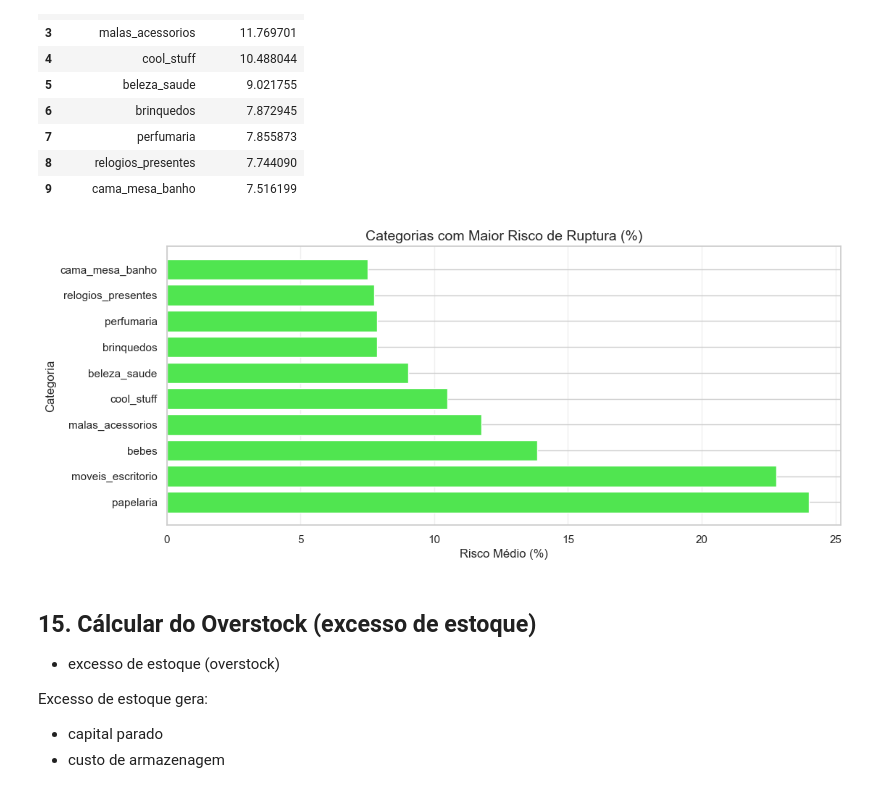
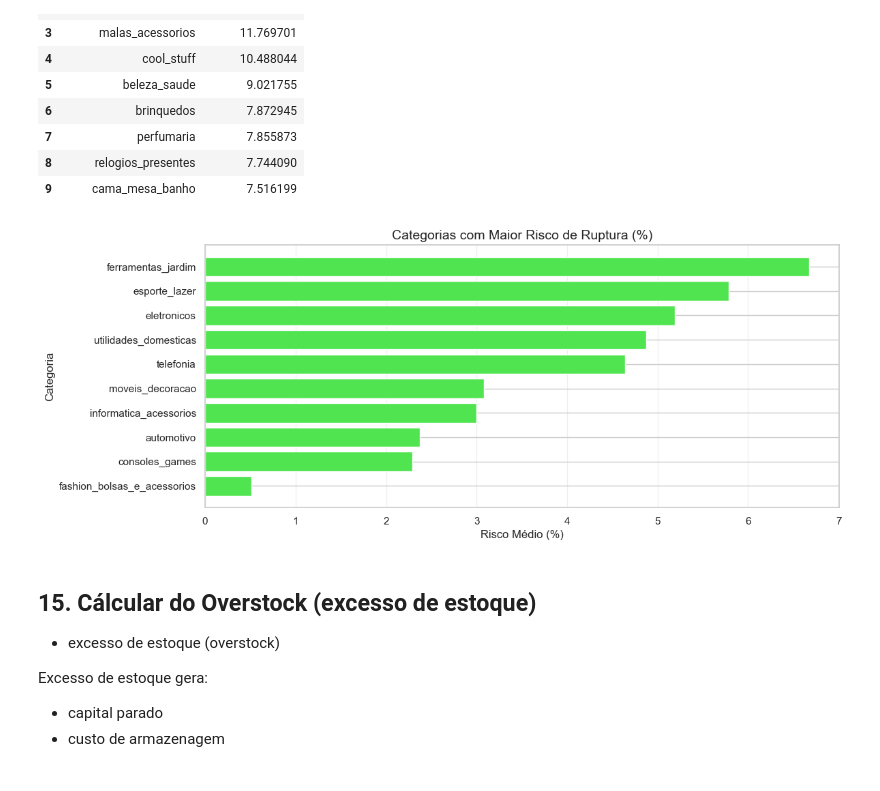
Before and after one commit to Graciliana/ADA_Elas_Tech-Sistema-Inteligente-de-Compras, a Jupyter notebook: notebooks/07_modeling_previsao_por_produto.ipynb, the cells around one changed output. Saved outputs shown, nothing was run; the diff lists cells and outputs as text; code cells hidden in the pictures.

```diff
--- a/notebooks/07_modeling_previsao_por_produto.ipynb
+++ b/notebooks/07_modeling_previsao_por_produto.ipynb
@@ -469,33 +469,42 @@ rupture_by_category.head(10)
 | 8 | relogios_presentes | 7.744090 |
 | 9 | cama_mesa_banho | 7.516199 |
 # %%
+top_rupture = (
+    rupture_by_category
+    .sort_values(
+        by='rupture_risk_pct',
+        ascending=True
+    )
+    .head(10)
+)
+
 plt.figure(figsize=(12,5))
 
 plt.barh(
-    rupture_by_category[
+    top_rupture[
         'product_category_name'
-    ][:10],
+    ],
 
-    rupture_by_category[
+    top_rupture[
         'rupture_risk_pct'
-    ][:10],
+    ],
 
     color=PRIMARY_COLOR
 )
 
 plt.title(
     'Categorias com Maior Risco de Ruptura (%)'
 )
 
 plt.xlabel('Risco Médio (%)')
 
 plt.ylabel('Categoria')
 
 plt.grid(axis='x', alpha=0.3)
 
 plt.show()
 # %% [output]
-[figure, old version]
+[figure, new version]
 # %% [markdown]
 ## 15. Cálcular do Overstock (excesso de estoque)
 
```
Also changed, not shown: parts of 2 cells of this notebook, 2 other files.
